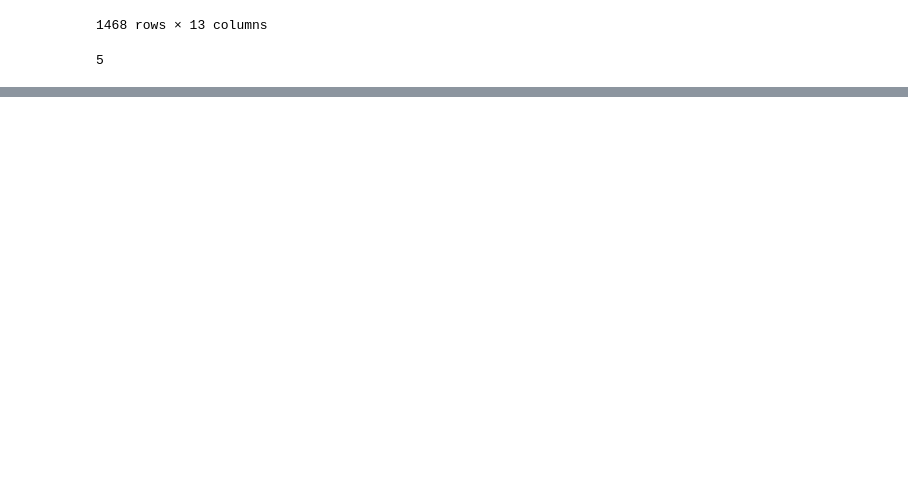
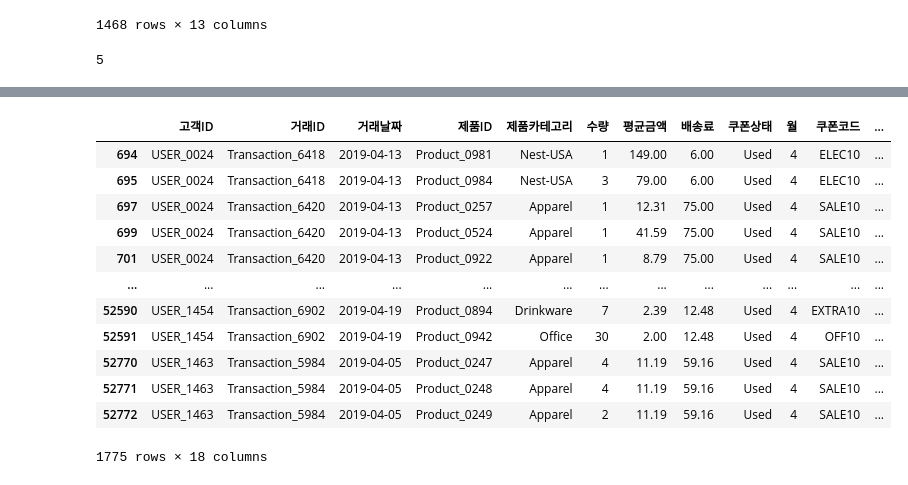
Before and after one commit to Venusgalaxy1022/user-segmentation-analysis, a Jupyter notebook: segmentation.ipynb, the cells around one changed output, grey strips where cells are left out. Drawn from its saved outputs; the diff is of its cells as text; code cells hidden in the pictures; blank space fills up the shorter version.

```diff
--- a/segmentation.ipynb
+++ b/segmentation.ipynb
@@ -901,0 +566,7 @@ plt.show()
+# %%
+# 고객 ID - 고객 등급 테이블 생성
+
+grade_info= cust_rfm[['고객ID','고객등급']]
+grade_info.reset_index(inplace=True)
+grade_info = grade_info[['고객ID','고객등급']]
+grade_info
@@ -901,0 +587,4 @@ plt.show()
+# %%
+df2 = result.copy()
+df2 = df2.merge(grade_info, on='고객ID', how='left')
+print(df2)
@@ -901,0 +609,3 @@ plt.show()
+# %%
+df2['신규고객'] = df2['가입기간'].apply(lambda x: 'Y' if x<=2 else 'N')
+df2.head()
@@ -901,0 +638,18 @@ plt.show()
+# %%
+# 쿠폰 사용률 확인
+test = df2[(df2['고객등급'] =='5_최하위') & (df2['쿠폰상태'] =='Used')]
+test
+# %% [output]
+|  | 고객ID | 거래ID | 거래날짜 | 제품ID | 제품카테고리 | 수량 | 평균금액 | 배송료 | 쿠폰상태 | 월 | 쿠폰코드 | ... |
+| 694 | USER_0024 | Transaction_6418 | 2019-04-13 | Product_0981 | Nest-USA | 1 | 149.00 | 6.00 | Used | 4 | ELEC10 | ... |
+| 695 | USER_0024 | Transaction_6418 | 2019-04-13 | Product_0984 | Nest-USA | 3 | 79.00 | 6.00 | Used | 4 | ELEC10 | ... |
+| 697 | USER_0024 | Transaction_6420 | 2019-04-13 | Product_0257 | Apparel | 1 | 12.31 | 75.00 | Used | 4 | SALE10 | ... |
+| 699 | USER_0024 | Transaction_6420 | 2019-04-13 | Product_0524 | Apparel | 1 | 41.59 | 75.00 | Used | 4 | SALE10 | ... |
+| 701 | USER_0024 | Transaction_6420 | 2019-04-13 | Product_0922 | Apparel | 1 | 8.79 | 75.00 | Used | 4 | SALE10 | ... |
+| ... | ... | ... | ... | ... | ... | ... | ... | ... | ... | ... | ... | ... |
+| 52590 | USER_1454 | Transaction_6902 | 2019-04-19 | Product_0894 | Drinkware | 7 | 2.39 | 12.48 | Used | 4 | EXTRA10 | ... |
+| 52591 | USER_1454 | Transaction_6902 | 2019-04-19 | Product_0942 | Office | 30 | 2.00 | 12.48 | Used | 4 | OFF10 | ... |
+| 52770 | USER_1463 | Transaction_5984 | 2019-04-05 | Product_0247 | Apparel | 4 | 11.19 | 59.16 | Used | 4 | SALE10 | ... |
+| 52771 | USER_1463 | Transaction_5984 | 2019-04-05 | Product_0248 | Apparel | 4 | 11.19 | 59.16 | Used | 4 | SALE10 | ... |
+| 52772 | USER_1463 | Transaction_5984 | 2019-04-05 | Product_0249 | Apparel | 2 | 11.19 | 59.16 | Used | 4 | SALE10 | ... |
+1775 rows × 18 columns
```
Also changed, not shown: parts of 58 cells of this notebook, 18 other files.
